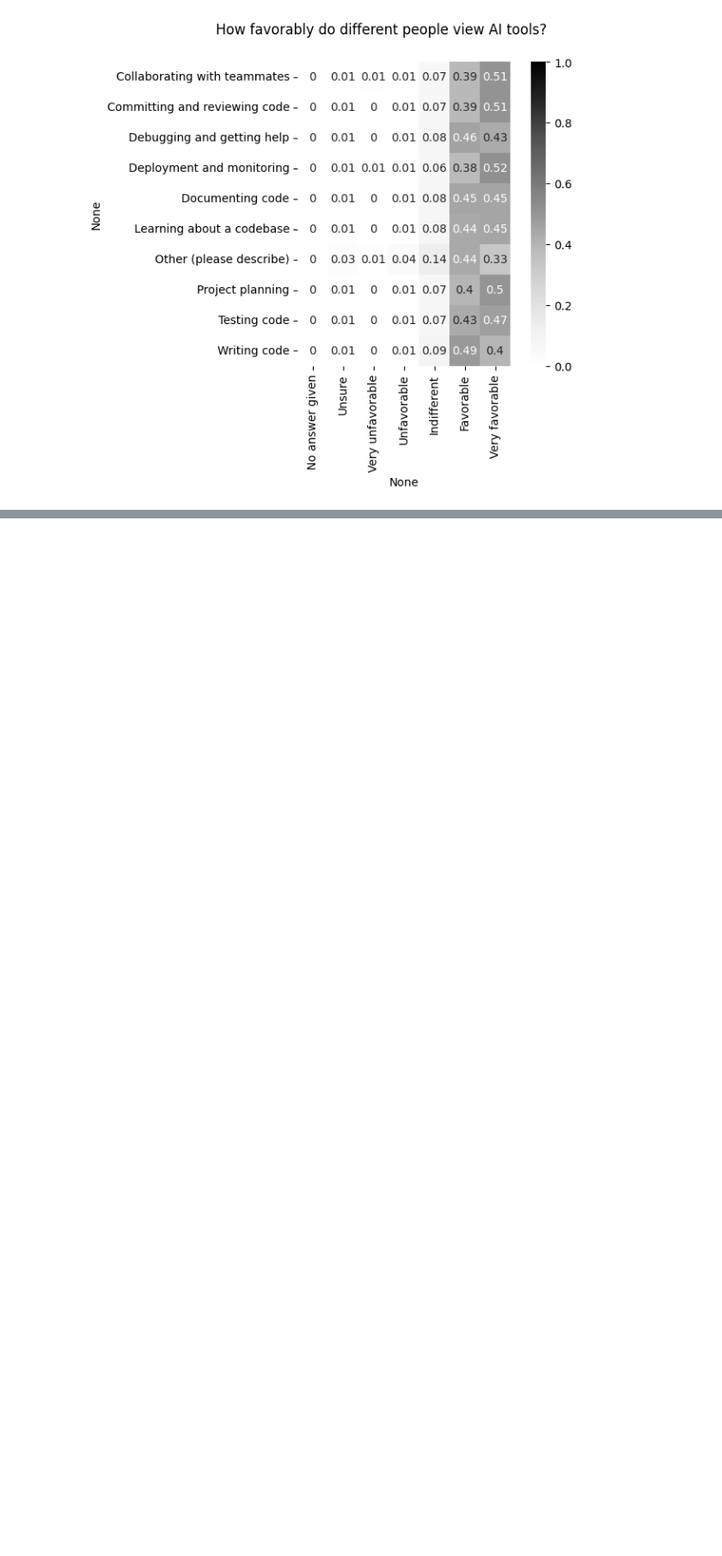
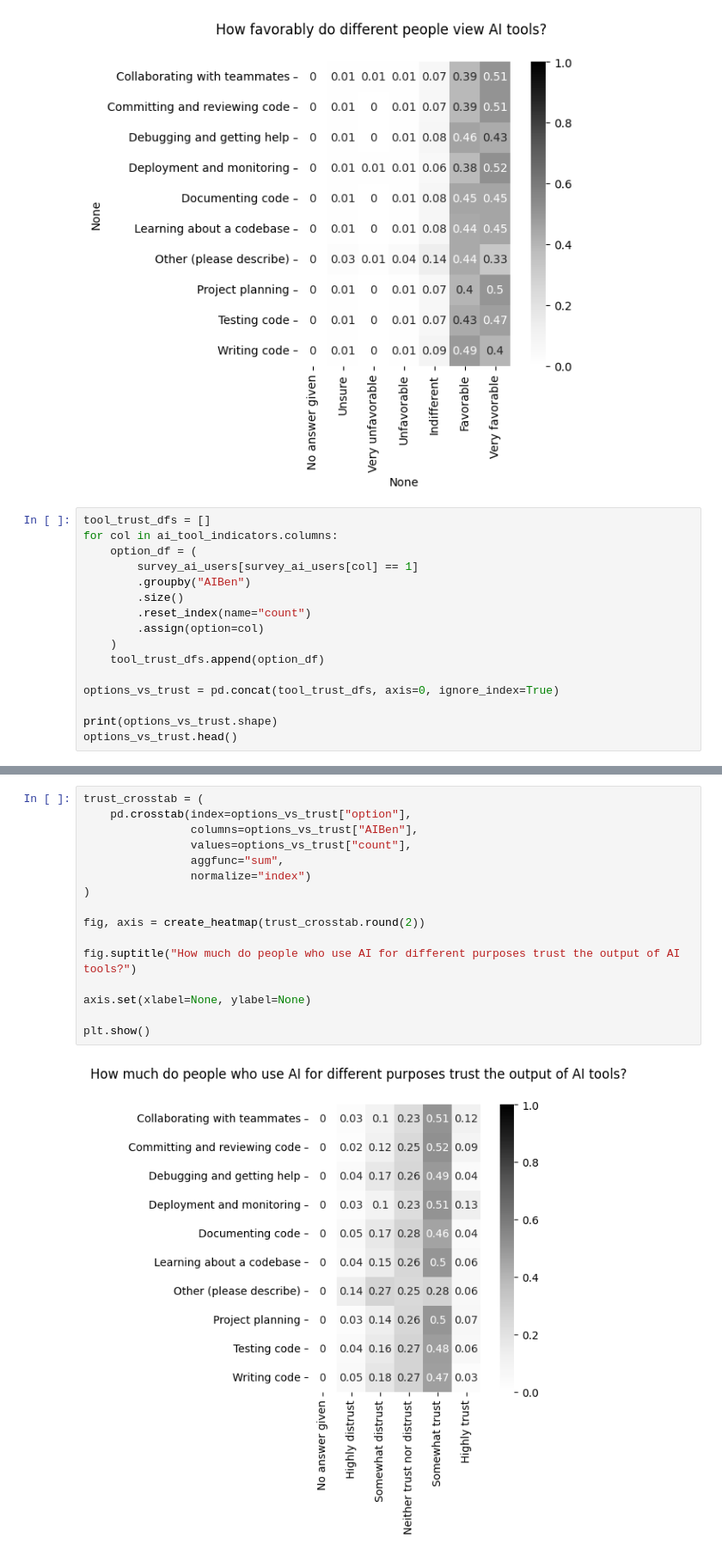
Before and after one commit to jeremysb1/data_analysis_projects, a Jupyter notebook: categorical_data.ipynb, the cells around one changed output, grey strips where cells are left out. Shown at 86% size. Drawn from its saved outputs; the diff is of its cells as text; blank space fills up the shorter version.

Commit message:
adding new dictionary from survey data

```diff
--- a/categorical_data.ipynb
+++ b/categorical_data.ipynb
@@ -501,3 +501,19 @@ axis.set(xlabel="None", ylabel="None")
 plt.show()
 # %% [output]
 [figure]
+# %%
+tool_trust_dfs = []
+for col in ai_tool_indicators.columns:
+    option_df = (
+        survey_ai_users[survey_ai_users[col] == 1]
+        .groupby("AIBen")
+        .size()
+        .reset_index(name="count")
+        .assign(option=col)
+    )
+    tool_trust_dfs.append(option_df)
+
+options_vs_trust = pd.concat(tool_trust_dfs, axis=0, ignore_index=True)
+
+print(options_vs_trust.shape)
+options_vs_trust.head()
@@ -503,0 +530,18 @@ plt.show()
+# %%
+trust_crosstab = (
+    pd.crosstab(index=options_vs_trust["option"],
+                columns=options_vs_trust["AIBen"],
+                values=options_vs_trust["count"],
+                aggfunc="sum",
+                normalize="index")
+)
+
+fig, axis = create_heatmap(trust_crosstab.round(2))
+
+fig.suptitle("How much do people who use AI for different purposes trust the output of AI tools?")
+
+axis.set(xlabel=None, ylabel=None)
+
+plt.show()
+# %% [output]
+[figure, added]
```
Also changed, not shown: parts of 5 cells of this notebook.
